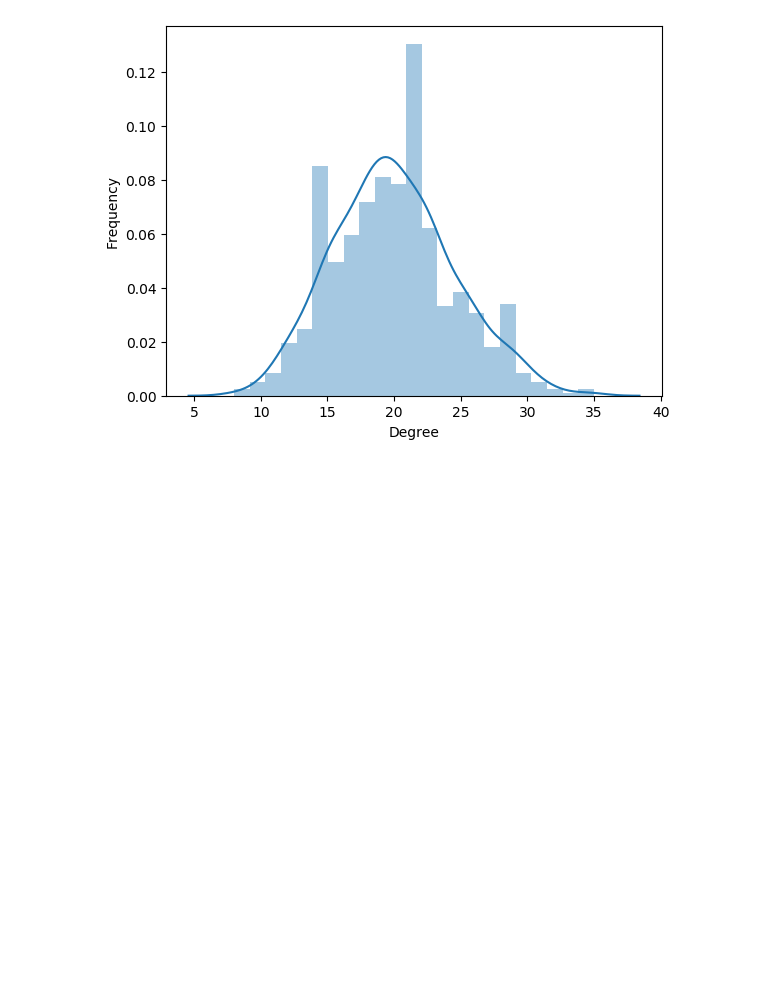
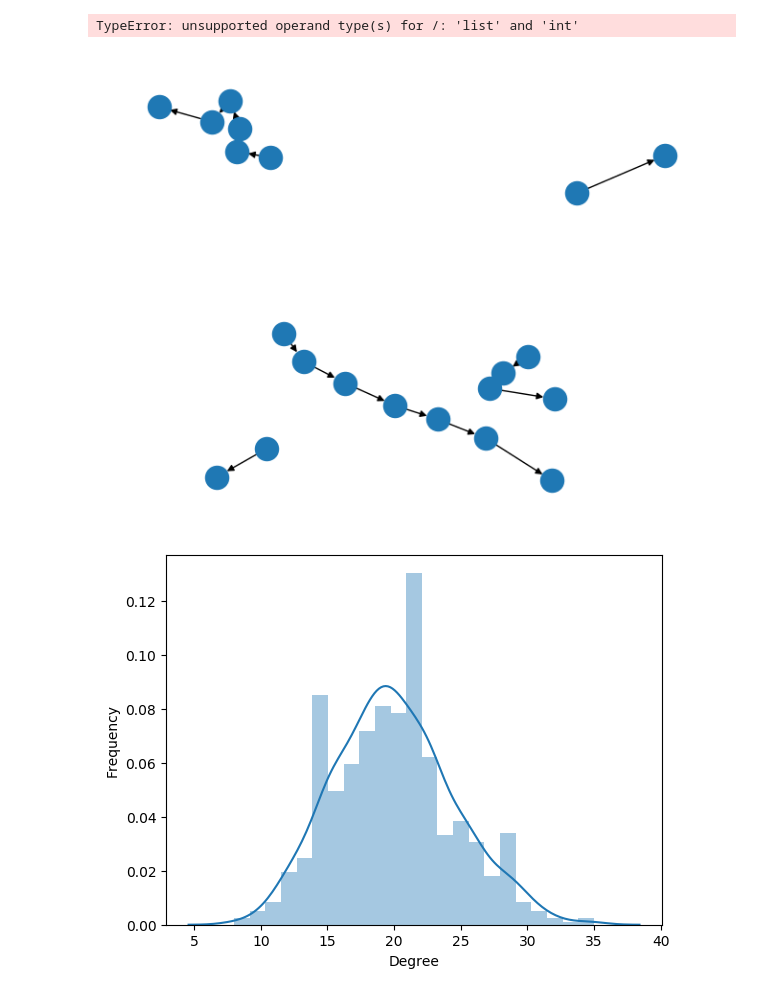
Before and after one commit to TDebono/disparate-exposure-link-recommendation, a Jupyter notebook: synthetic_data.ipynb, the cells around one changed output. Drawn from its saved outputs; the diff is of its cells as text; code cells hidden in the pictures; blank space fills up the shorter version.

```diff
--- a/synthetic_data.ipynb
+++ b/synthetic_data.ipynb
@@ -15,3 +82,38 @@ G = Random(N=1000,
+# %%
+SAMPLE_SIZE = 20
+
+all_nodes  = [n for n in G.nodes()]
+k_0 = np.random.choice(all_nodes, 1)[0]
+
+sampled_network = nx.DiGraph()
+
+for i in range(SAMPLE_SIZE):
+
+    out_edges_k0 = [tup[1] for tup in G.out_edges(k_0)]
+
+    traversion_proba = np.random.randint(1, 100)
+
+    if traversion_proba <= 85:
+        if len(out_edges_k0) > 0:
+            k_1 = np.random.choice(out_edges_k0, 1)[0]
+            sampled_network.add_edge(k_0, k_1)
+        else:
+            sampled_network.add_node(k_0)
+
+    else:
+        k_1 = np.random.choice(all_nodes, 1)[0]
+        sampled_network.add_node(k_1)
+
+    k_0 = k_1
+# %%
+a = [1, 2, 3]
+# %% [output]
+TypeError: unsupported operand type(s) for /: 'list' and 'int'
+# %%
+nx.draw(sampled_network)
+plt.show()
+# %% [output]
+[figure, added]
 # %%
 aG = DPA(N=1000,
         fm=0.5,
```
Also changed, not shown: parts of 8 cells of this notebook, 7 other files.
